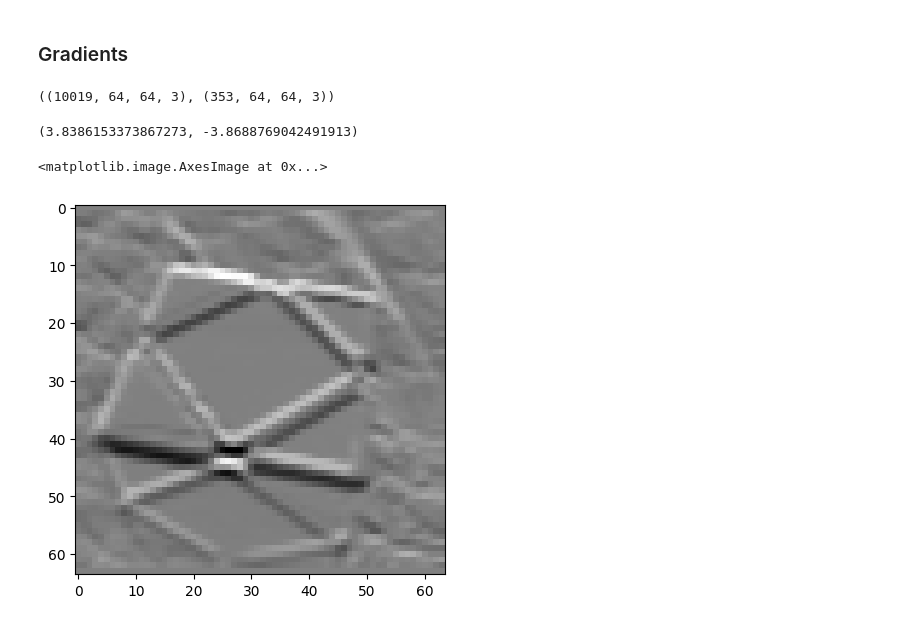
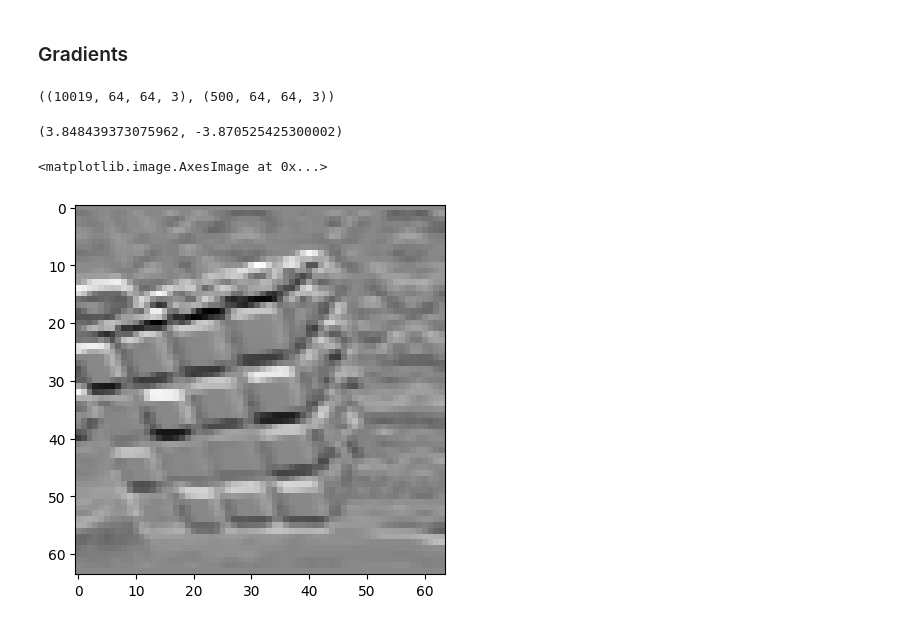
Before and after one commit to klima7/Cubes-Classifier, a Jupyter notebook: classifier.ipynb, the cells around one changed output. Saved outputs shown, nothing was run; the diff lists cells and outputs as text; code cells hidden in the pictures.

```diff
--- a/classifier.ipynb
+++ b/classifier.ipynb
@@ -38,0 +14,19 @@ Found 353 files belonging to 10 classes.
+# %%
+def read_dataset(path, size=64):
+    ds = tf.keras.utils.image_dataset_from_directory(
+        path,
+        label_mode='categorical',
+        shuffle=True,
+        seed=42,
+        image_size=(size, size),
+    )
+
+    X, y = zip(*ds)
+    X = np.concatenate(X)
+    y = np.concatenate(y)
+
+    return X, y
+# %%
+train_X, train_y = read_dataset('data/train/')
+test_X, test_y = read_dataset('data/test/')
+labels = sorted(os.listdir('data/train'))
@@ -79,16 +79,16 @@ grad_train_X = cvt_to_gradients(train_X)
 grad_test_X = cvt_to_gradients(test_X)
 grad_train_X.shape, grad_test_X.shape
 # %% [output]
-((10019, 64, 64, 3), (353, 64, 64, 3))
+((10019, 64, 64, 3), (500, 64, 64, 3))
 # %%
 np.max(grad_train_X), np.min(grad_train_X)
 # %% [output]
-(3.8386153373867273, -3.8688769042491913)
+(3.848439373075962, -3.870525425300002)
 # %%
-plt.imshow(grad_train_X[401, ..., 1], 'gray')
+plt.imshow(grad_train_X[402, ..., 1], 'gray')
 # %% [output]
 <matplotlib.image.AxesImage at 0x...>
-[figure, old version]
+[figure, new version]
 # %%
 model = Sequential([
     layers.Input(shape=(None, None, 3)),
```
Also changed, not shown: parts of 10 cells of this notebook.
